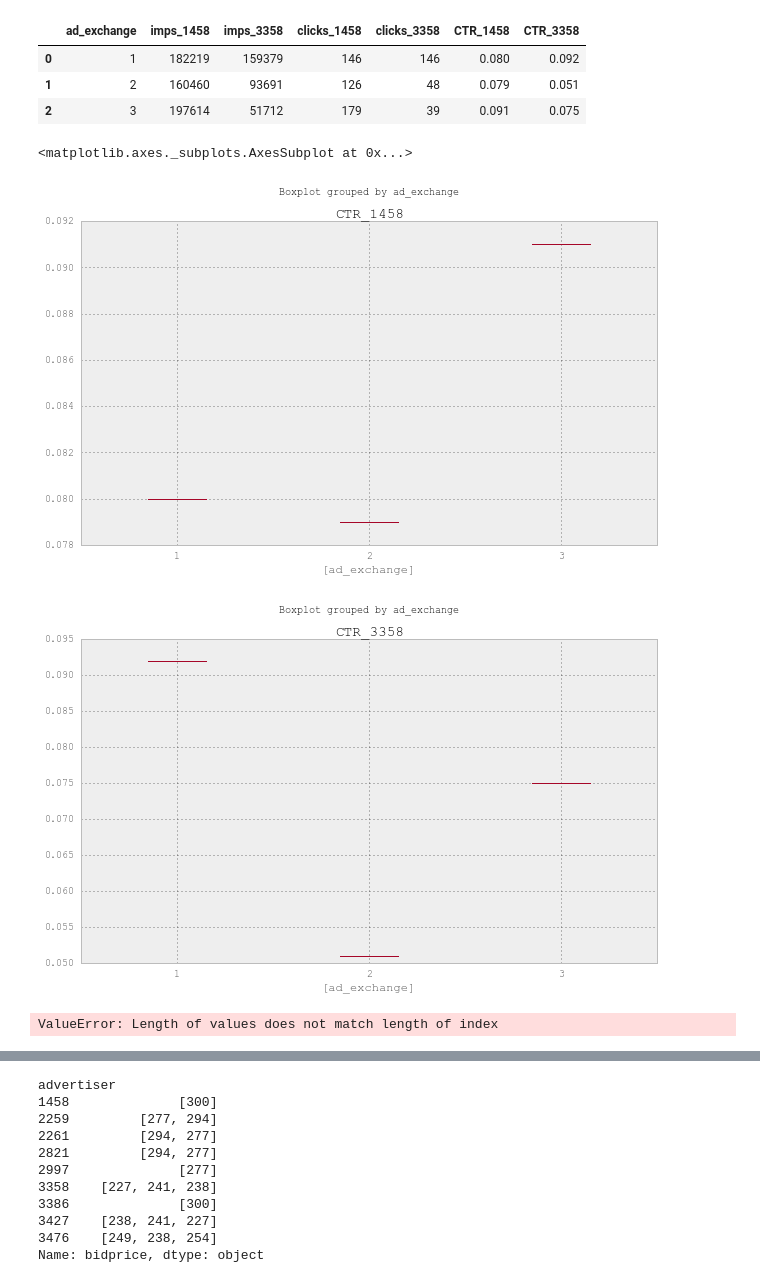
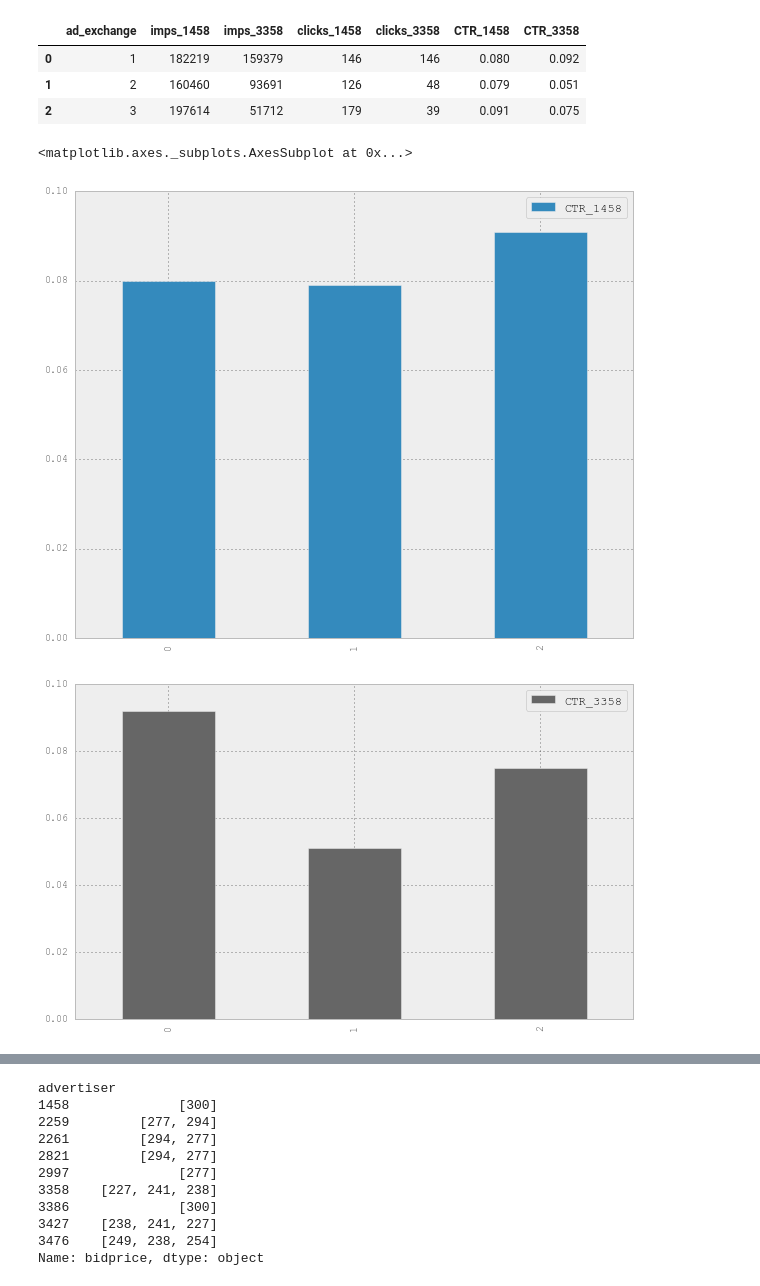
Before and after one commit to SaidAbdullahi/web_econ_coursework, a Jupyter notebook: Web Econ CW.ipynb, the cells around one changed output, grey strips where cells are left out. Saved outputs shown, nothing was run; the diff lists cells and outputs as text; code cells hidden in the pictures.

```diff
--- a/Web Econ CW.ipynb
+++ b/Web Econ CW.ipynb
@@ -251,13 +260,13 @@ adexchange_CTR
 # %%
 # Boxplot of CTR per ad exchange for advertiser 1458 & 3358
 a1=adexchange_CTR[['ad_exchange','CTR_1458']]
-ax1 = a1.boxplot(by='ad_exchange', return_type='axes',figsize=(10,6))
+ax1 = a1.plot(by='ad_exchange',kind='bar',figsize=(10,6))
 a2 = adexchange_CTR[['ad_exchange','CTR_3358']]
-a2.boxplot(by='ad_exchange',figsize=(10,6))
+a2.plot(by='ad_exchange',kind='bar',colormap='Accent_r',figsize=(10,6))
 # %% [output]
 <matplotlib.axes._subplots.AxesSubplot at 0x...>
-[figure, old version]
+[figure, new version]
-[figure, old version]
+[figure, new version]
 # %%
 # 4. Analyzing CTR per user agent
 useragent_CTR = pd.DataFrame()
@@ -268,18 +277,20 @@ imp_1458 = train.groupby('useragent').advertiser.value_counts()
 useragent_CTR['imps_1458'] = imp_1458.iloc[imp_1458.index.get_level_values('advertiser') == 1458].values
 
 imp_3358 = train.groupby('useragent').advertiser.value_counts()
-useragent_CTR['imps_3358'] = imp_3358.iloc[imp_3358.index.get_level_values('advertiser') == 3358].values
+imp_3358 = list(imp_3358.iloc[imp_3358.index.get_level_values('advertiser') == 3358].values)
+imp_3358 = imp_3358[:22] + [0] + imp_3358[22:]
+useragent_CTR['imps_3358'] = imp_3358
 
-# click = train.groupby(['advertiser','adexchange']).click.value_counts()
-# clickall_1458 = click.iloc[click.index.get_level_values('advertiser') == 1458]
-# clickall_1458.iloc[clickall_1458.index.get_level_values('click') == 0]=0
-# adexchange_CTR['clicks_1458'] = clickall_1458.groupby(level='adexchange').sum().values
+click = train.groupby(['advertiser','useragent']).click.value_counts()
+clickall_1458 = click.iloc[click.index.get_level_values('advertiser') == 1458]
+clickall_1458.iloc[clickall_1458.index.get_level_values('click') == 0]=0
+useragent_CTR['clicks_1458'] = clickall_1458.groupby(level='useragent').sum().values
 
-# clickall_3358 = click.iloc[click.index.get_level_values('advertiser') == 3358]
-# clickall_3358.iloc[clickall_3358.index.get_level_values('click') == 0]=0
-# adexchange_CTR['clicks_3358'] = clickall_3358.groupby(level='adexchange').sum().values
+clickall_3358 = click.iloc[click.index.get_level_values('advertiser') == 3358]
+clickall_3358.iloc[clickall_3358.index.get_level_values('click') == 0]=0
+clickall_3358 = list(clickall_3358.groupby(level='useragent').sum().values)
+clickall_3358 = clickall_3358[:22] + [0] + clickall_3358[22:]
+useragent_CTR['clicks_3358'] = clickall_3358
 
-# adexchange_CTR['CTR_1458'] = ((adexchange_CTR.clicks_1458 / adexchange_CTR.imps_1458) * 100).round(3)
-# adexchange_CTR['CTR_3358'] = ((adexchange_CTR.clicks_3358 / adexchange_CTR.imps_3358) * 100).round(3)
+useragent_CTR['CTR_1458'] = ((useragent_CTR.clicks_1458 / useragent_CTR.imps_1458) * 100).round(3)
+useragent_CTR['CTR_3358'] = ((useragent_CTR.clicks_3358 / useragent_CTR.imps_3358) * 100).round(3)
-# %% [output]
-ValueError: Length of values does not match length of index
```
Also changed, not shown: parts of 22 cells of this notebook.
